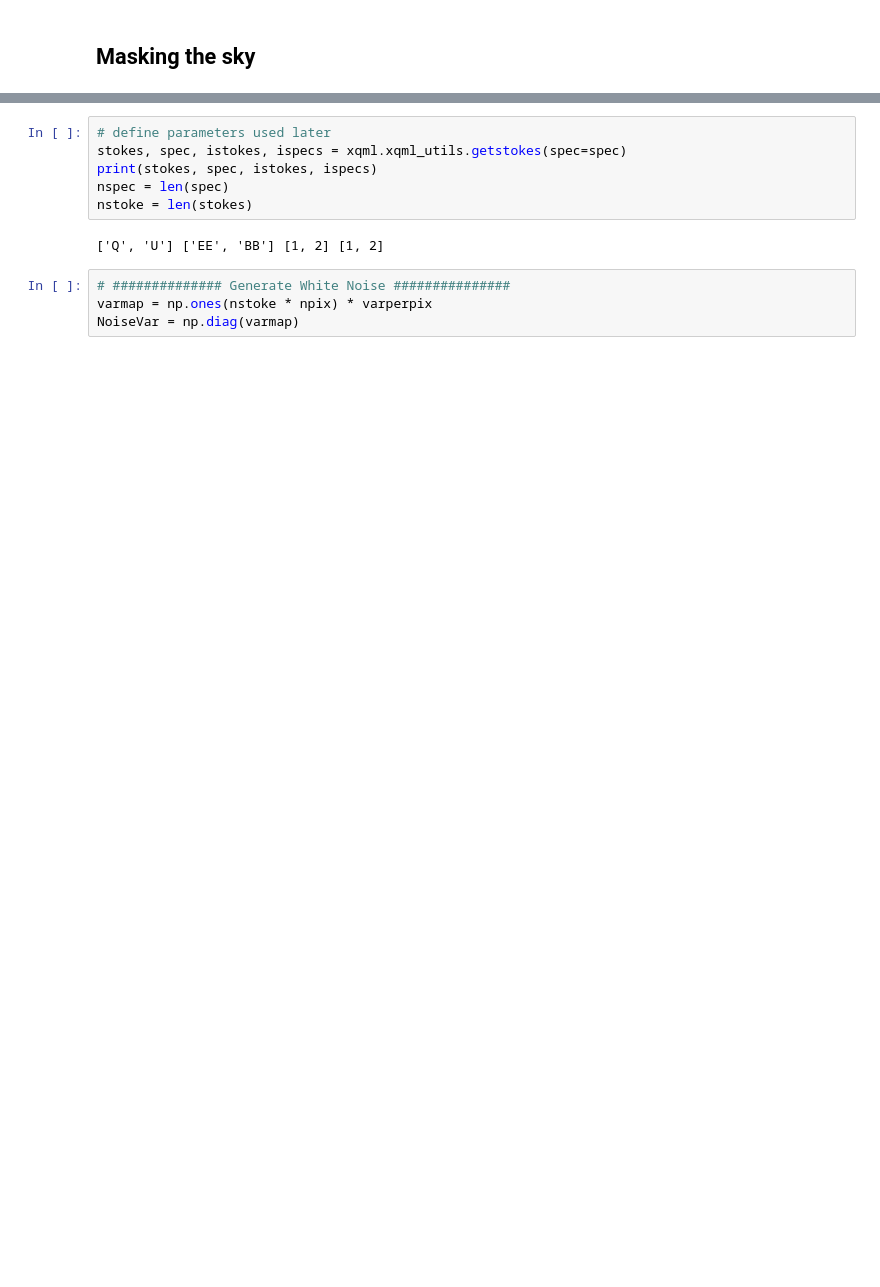
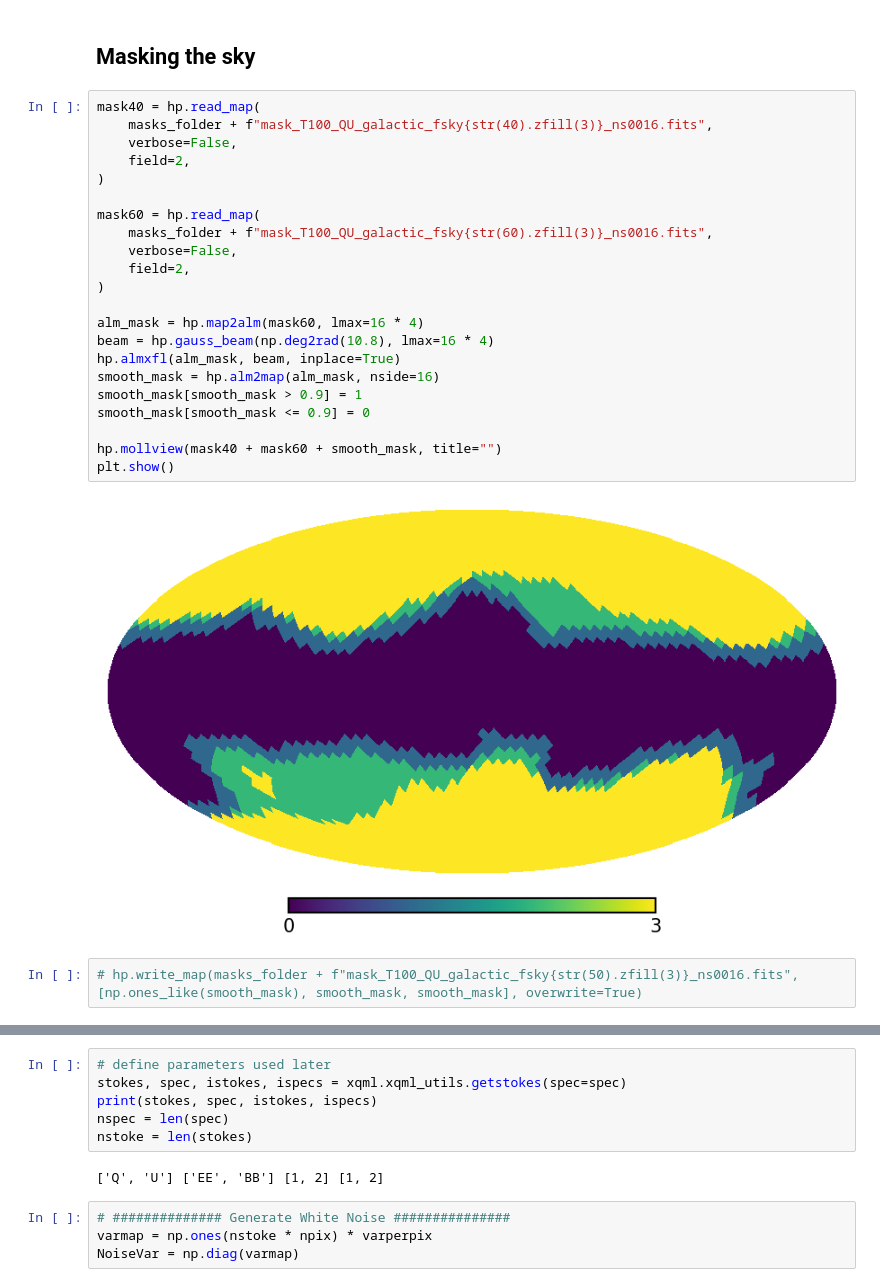
Before and after one commit to ggalloni/LB_handson, a Jupyter notebook: setting_up_the_analysis.ipynb, the cells around one changed output, grey strips where cells are left out. Drawn from its saved outputs; the diff is of its cells as text; blank space fills up the shorter version.

```diff
--- a/setting_up_the_analysis.ipynb
+++ b/setting_up_the_analysis.ipynb
@@ -184,3 +224,29 @@ plt.show()
 # %% [markdown]
 ## Masking the sky
+# %%
+mask40 = hp.read_map(
+    masks_folder + f"mask_T100_QU_galactic_fsky{str(40).zfill(3)}_ns0016.fits",
+    verbose=False,
+    field=2,
+)
+
+mask60 = hp.read_map(
+    masks_folder + f"mask_T100_QU_galactic_fsky{str(60).zfill(3)}_ns0016.fits",
+    verbose=False,
+    field=2,
+)
+
+alm_mask = hp.map2alm(mask60, lmax=16 * 4)
+beam = hp.gauss_beam(np.deg2rad(10.8), lmax=16 * 4)
+hp.almxfl(alm_mask, beam, inplace=True)
+smooth_mask = hp.alm2map(alm_mask, nside=16)
+smooth_mask[smooth_mask > 0.9] = 1
+smooth_mask[smooth_mask <= 0.9] = 0
+
+hp.mollview(mask40 + mask60 + smooth_mask, title="")
+plt.show()
+# %% [output]
+[figure, added]
+# %%
+# hp.write_map(masks_folder + f"mask_T100_QU_galactic_fsky{str(50).zfill(3)}_ns0016.fits", [np.ones_like(smooth_mask), smooth_mask, smooth_mask], overwrite=True)
 # %%
```
Also changed, not shown: parts of 16 cells of this notebook, 2 other files.
